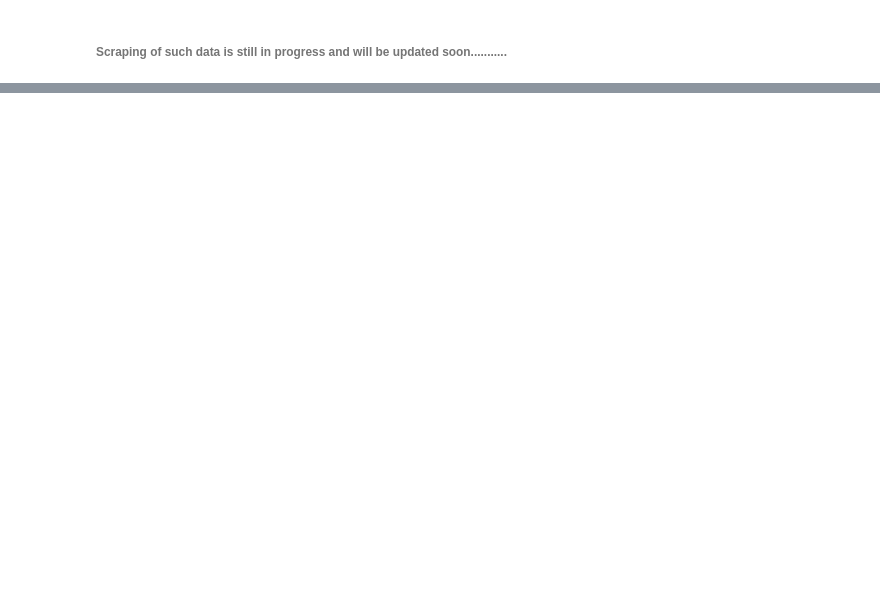
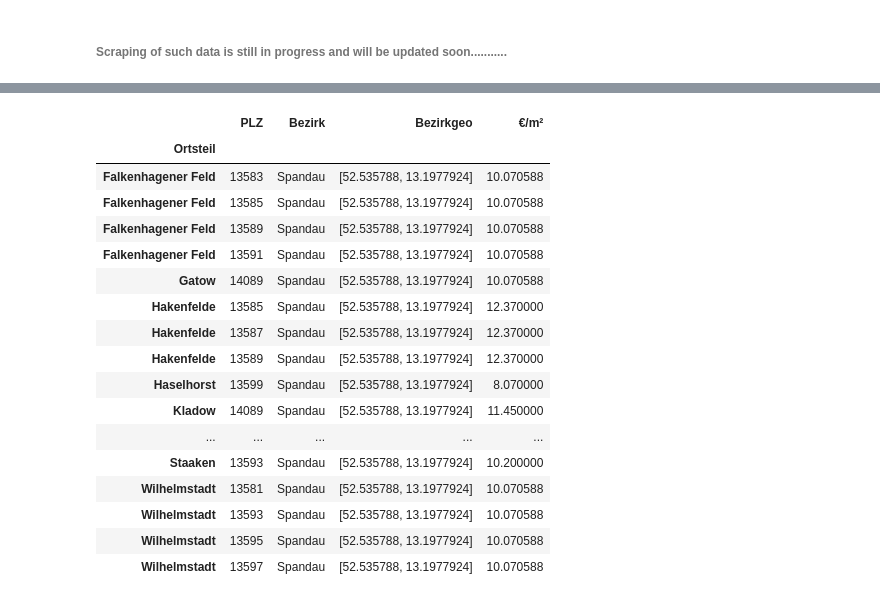
Before and after one commit to Prabhu204/Coursera_Capstone, a Jupyter notebook: Week 4 cpastone project_1.ipynb, the cells around one changed output, grey strips where cells are left out. Cells and saved outputs as stored; diff of their text form; code cells hidden in the pictures; blank space fills up the shorter version.

```diff
--- a/Week 4 cpastone project_1.ipynb
+++ b/Week 4 cpastone project_1.ipynb
@@ -173,0 +334,7 @@ company_data.head()
+# %%
+# evaluating mean values for zero rent values of district.
+mean_lichtenberg = merged[(merged["Bezirk"]=='Lichtenberg') & (merged["€/m²"] !=0)]["€/m²"].mean()
+mean_pankow = merged[(merged["Bezirk"]=='Pankow') & (merged["€/m²"] !=0)]["€/m²"].mean()
+mean_charwil = merged[(merged["Bezirk"]=='Charlottenburg-Wilmersdorf') & (merged["€/m²"] !=0)]["€/m²"].mean()
+mean_spandau = merged[(merged["Bezirk"]=='Spandau') & (merged["€/m²"] !=0)]["€/m²"].mean()
+mean_reini = merged[(merged["Bezirk"]=='Reinickendorf') & (merged["€/m²"] !=0)]["€/m²"].mean()
@@ -173,0 +362,24 @@ company_data.head()
+# %%
+# replacing zero values with the mean values.
+merged.loc[(merged["Bezirk"]=='Pankow')&(merged["€/m²"]==0),"€/m²"]= mean_pankow
+merged.loc[(merged["Bezirk"]=='Spandau')&(merged["€/m²"]==0),"€/m²"]= mean_spandau
+merged[merged["Bezirk"]=='Spandau']
+# %% [output]
+|  | PLZ | Bezirk | Bezirkgeo | €/m² |
+| Ortsteil |  |  |  |  |
+| Falkenhagener Feld | 13583 | Spandau | [52.535788, 13.1977924] | 10.070588 |
+| Falkenhagener Feld | 13585 | Spandau | [52.535788, 13.1977924] | 10.070588 |
+| Falkenhagener Feld | 13589 | Spandau | [52.535788, 13.1977924] | 10.070588 |
+| Falkenhagener Feld | 13591 | Spandau | [52.535788, 13.1977924] | 10.070588 |
+| Gatow | 14089 | Spandau | [52.535788, 13.1977924] | 10.070588 |
+| Hakenfelde | 13585 | Spandau | [52.535788, 13.1977924] | 12.370000 |
+| Hakenfelde | 13587 | Spandau | [52.535788, 13.1977924] | 12.370000 |
+| Hakenfelde | 13589 | Spandau | [52.535788, 13.1977924] | 12.370000 |
+| Haselhorst | 13599 | Spandau | [52.535788, 13.1977924] | 8.070000 |
+| Kladow | 14089 | Spandau | [52.535788, 13.1977924] | 11.450000 |
+| ... | ... | ... | ... | ... |
+| Staaken | 13593 | Spandau | [52.535788, 13.1977924] | 10.200000 |
+| Wilhelmstadt | 13581 | Spandau | [52.535788, 13.1977924] | 10.070588 |
+| Wilhelmstadt | 13593 | Spandau | [52.535788, 13.1977924] | 10.070588 |
+| Wilhelmstadt | 13595 | Spandau | [52.535788, 13.1977924] | 10.070588 |
+| Wilhelmstadt | 13597 | Spandau | [52.535788, 13.1977924] | 10.070588 |
```
Also changed, not shown: parts of 31 cells of this notebook.
